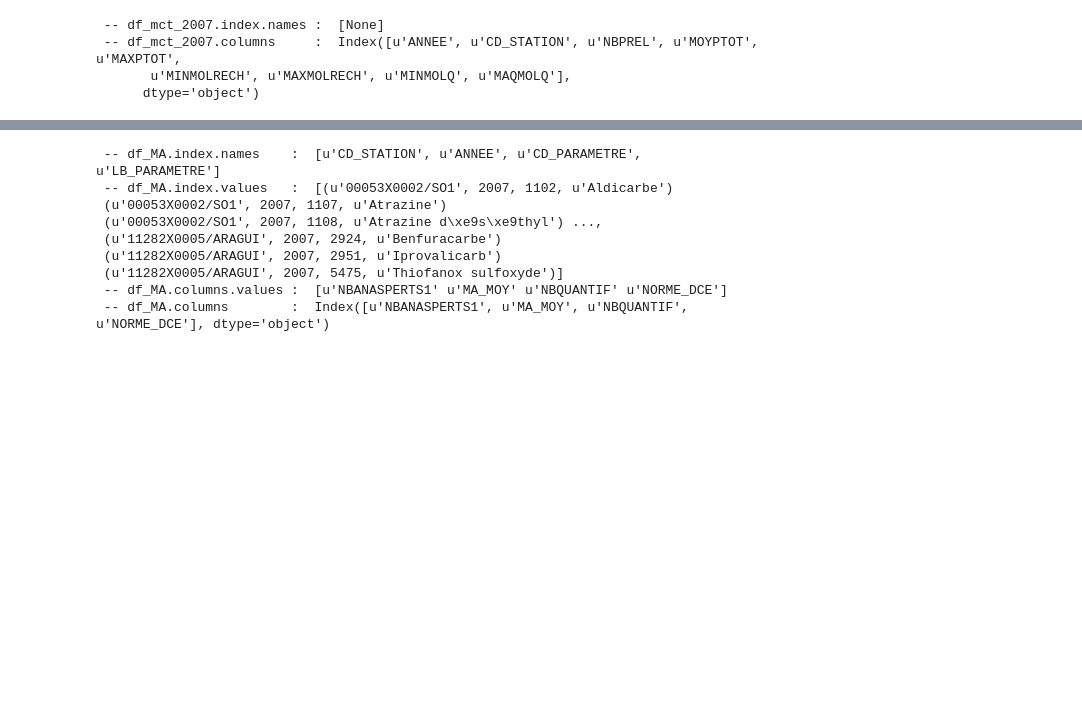
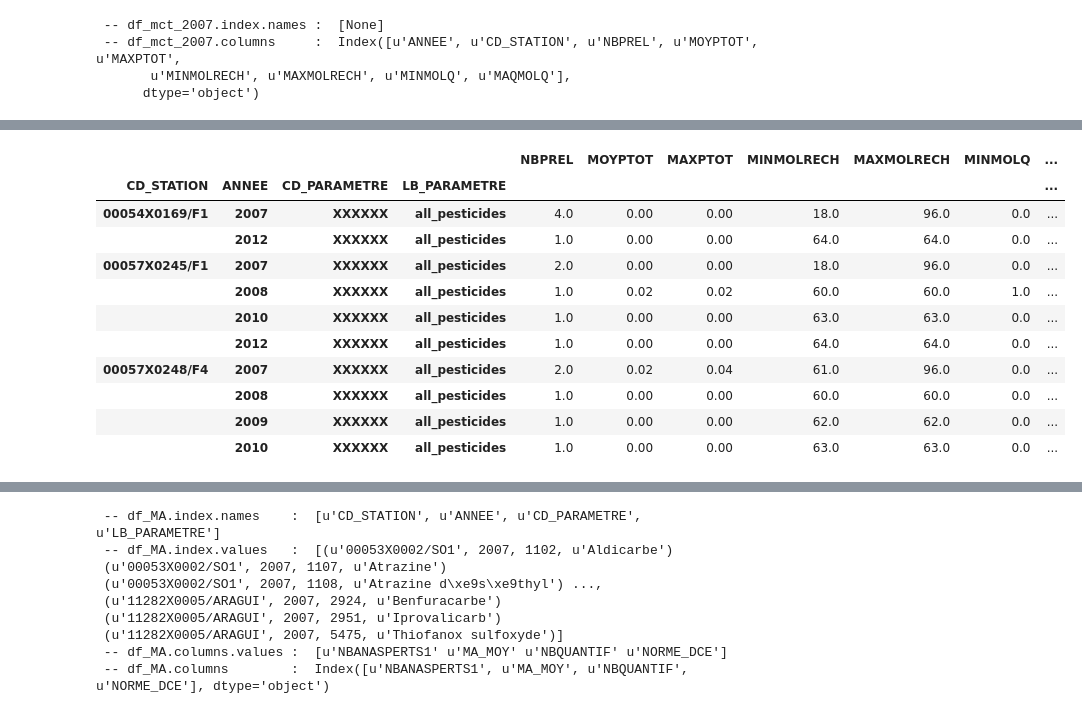
Before and after one commit to JulienParis/hydroviz, a Jupyter notebook: pesticides_analysis_03.ipynb, the cells around one changed output, grey strips where cells are left out. Drawn from its saved outputs; the diff is of its cells as text; code cells hidden in the pictures; blank space fills up the shorter version.

```diff
--- a/pesticides_analysis_03.ipynb
+++ b/pesticides_analysis_03.ipynb
@@ -73,3 +73,22 @@ for file in os.listdir(stats_path):
+# %%
+# set encoding and variables for .csv (keep accents)
+
+csv_encoding = "latin-1"
+
+_csv  = ".csv"
+_sep_csv = ";"
+_xls  = ".xls"
+_xlsx = ".xlsx"
+_copy = "_copy"
+
+### IF SET TO "False" REDO COPIES FROM ORGINAL XLSX
+copies_done = True
+
+def excel_to_csv_temp(df_from_excel, df_name):
+    print "df_name : ", df_name
+    outfilename = os.path.join( stats_path, df_name + _copy + _csv )
+    print "outfilename : ", outfilename
+    df_from_excel.to_csv(outfilename, sep=_sep_csv, encoding = csv_encoding )
 # %%
 ### panda dataframes for every db + settings
 
@@ -550,3 +634,21 @@ df_mct_2012 = pd.read_csv(  stat_file_path(datas_MCT[5]), sep=";") #,  index_col
+# %%
+#lab_MCT = "MCT"
+
+## read datas MCT
+
+df_mct_2007 = pd.read_csv( os.path.join(stats_path, data_MCT["files"][0]+_copy+_csv ), sep=_sep_csv, encoding = csv_encoding) #,  index_col=[1,0])
+df_mct_2008 = pd.read_csv( os.path.join(stats_path, data_MCT["files"][1]+_copy+_csv ), sep=_sep_csv, encoding = csv_encoding) #,  index_col=[1,0])
+df_mct_2009 = pd.read_csv( os.path.join(stats_path, data_MCT["files"][2]+_copy+_csv ), sep=_sep_csv, encoding = csv_encoding) #,  index_col=[1,0])
+df_mct_2010 = pd.read_csv( os.path.join(stats_path, data_MCT["files"][3]+_copy+_csv ), sep=_sep_csv, encoding = csv_encoding) #,  index_col=[1,0])
+df_mct_2011 = pd.read_csv( os.path.join(stats_path, data_MCT["files"][4]+_copy+_csv ), sep=_sep_csv, encoding = csv_encoding) #,  index_col=[1,0])
+df_mct_2012 = pd.read_csv( os.path.join(stats_path, data_MCT["files"][5]+_copy+_csv ), sep=_sep_csv, encoding = csv_encoding) #,  index_col=[1,0])
+
+df_mct_2007.drop('Unnamed: 0', axis=1, inplace=True)
+df_mct_2008.drop('Unnamed: 0', axis=1, inplace=True)
+df_mct_2009.drop('Unnamed: 0', axis=1, inplace=True)
+df_mct_2010.drop('Unnamed: 0', axis=1, inplace=True)
+df_mct_2011.drop('Unnamed: 0', axis=1, inplace=True)
+df_mct_2012.drop('Unnamed: 0', axis=1, inplace=True)
 # %%
 #df_mct_2007.shape
 print " -- df_mct_2007.index.names : ", df_mct_2007.index.names
@@ -578,12 +692,18 @@ frames_mct_cleaned = dfCleanNa(frames_mct)
 df_MCT = pd.concat(frames_mct_cleaned)
 
 # convert all year column data to integers
+df_MCT.loc[:, "ANNEE"] = df_MCT.loc[:, "ANNEE"].astype(int)
+
+'''
+# convert all year column data to integers
 df_MCT = ints2floats(df_MCT, ["ANNEE"], to="int")
 
 # convert all weird "," to "." and then to float values
 df_MCT   = comas2points(df_MCT)
 to_float = ['NBPREL', 'MOYPTOT', 'MAXPTOT', 'MINMOLRECH', 'MAXMOLRECH', 'MINMOLQ', 'MAQMOLQ']
 df_MCT   = ints2floats(df_MCT, to_float)
+
+'''
 
 # add column CD_PARAMETRE, LB_PARAMETRE
 df_MCT["CD_PARAMETRE"] = all_pesticides_code
@@ -654,3 +757,18 @@ df_MCT.head(20)
+# %%
+df_MCT.head(10)
+# %% [output]
+|  |  |  |  | NBPREL | MOYPTOT | MAXPTOT | MINMOLRECH | MAXMOLRECH | MINMOLQ | ... |
+| CD_STATION | ANNEE | CD_PARAMETRE | LB_PARAMETRE |  |  |  |  |  |  | ... |
+| 00054X0169/F1 | 2007 | XXXXXX | all_pesticides | 4.0 | 0.00 | 0.00 | 18.0 | 96.0 | 0.0 | ... |
+|  | 2012 | XXXXXX | all_pesticides | 1.0 | 0.00 | 0.00 | 64.0 | 64.0 | 0.0 | ... |
+| 00057X0245/F1 | 2007 | XXXXXX | all_pesticides | 2.0 | 0.00 | 0.00 | 18.0 | 96.0 | 0.0 | ... |
+|  | 2008 | XXXXXX | all_pesticides | 1.0 | 0.02 | 0.02 | 60.0 | 60.0 | 1.0 | ... |
+|  | 2010 | XXXXXX | all_pesticides | 1.0 | 0.00 | 0.00 | 63.0 | 63.0 | 0.0 | ... |
+|  | 2012 | XXXXXX | all_pesticides | 1.0 | 0.00 | 0.00 | 64.0 | 64.0 | 0.0 | ... |
+| 00057X0248/F4 | 2007 | XXXXXX | all_pesticides | 2.0 | 0.02 | 0.04 | 61.0 | 96.0 | 0.0 | ... |
+|  | 2008 | XXXXXX | all_pesticides | 1.0 | 0.00 | 0.00 | 60.0 | 60.0 | 0.0 | ... |
+|  | 2009 | XXXXXX | all_pesticides | 1.0 | 0.00 | 0.00 | 62.0 | 62.0 | 0.0 | ... |
+|  | 2010 | XXXXXX | all_pesticides | 1.0 | 0.00 | 0.00 | 63.0 | 63.0 | 0.0 | ... |
 # %%
 
 ########################################################
```
Also changed, not shown: parts of 60 cells of this notebook, 41 other files.
